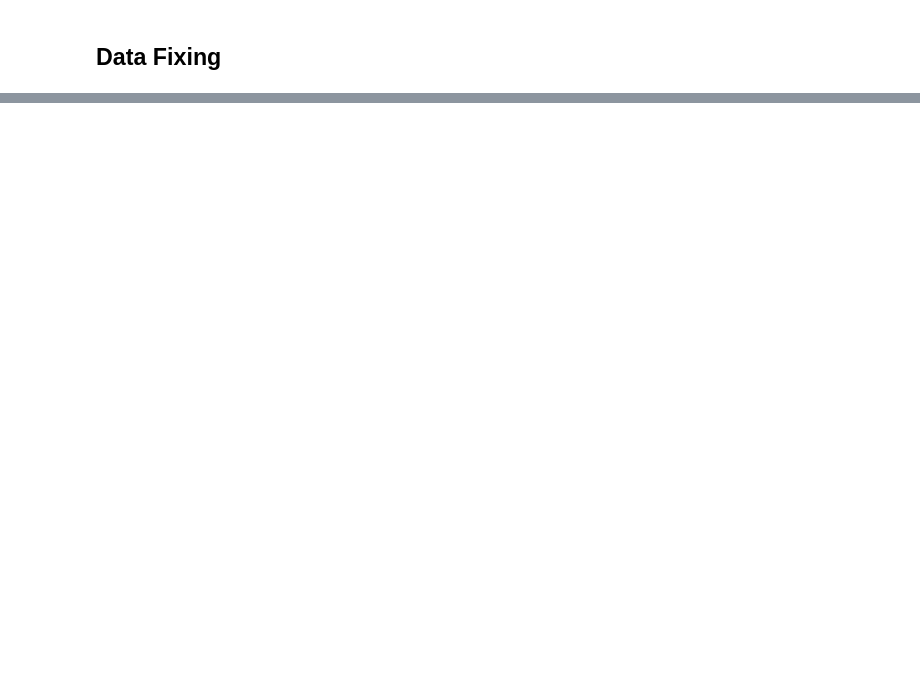
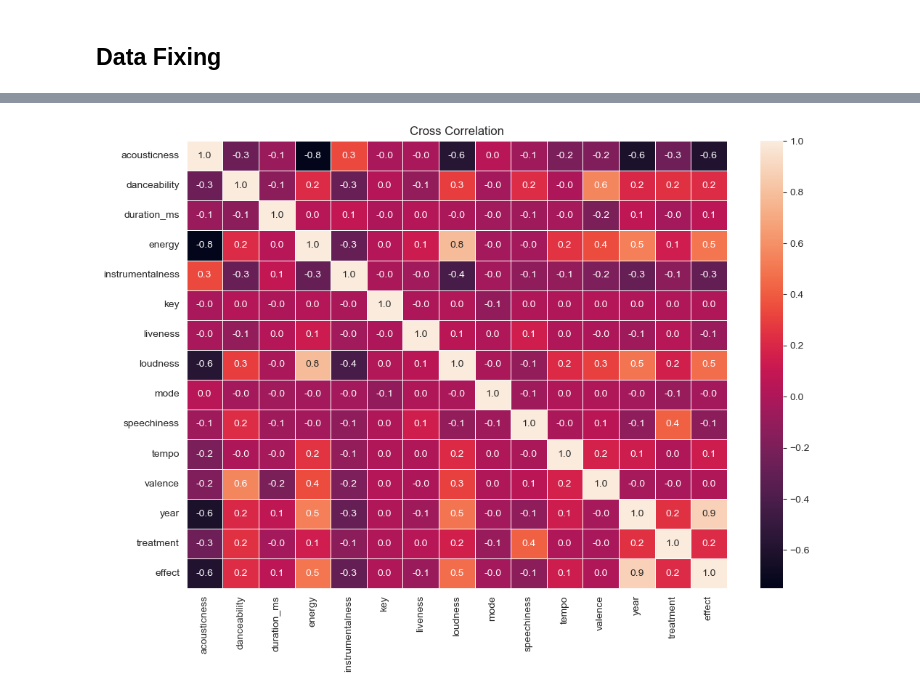
Before and after one commit to NaorHaba/Causal-Inference, a Jupyter notebook: data_exploration.ipynb, the cells around one changed output, grey strips where cells are left out. Drawn from its saved outputs; the diff is of its cells as text; code cells hidden in the pictures; blank space fills up the shorter version.

```diff
--- a/data_exploration.ipynb
+++ b/data_exploration.ipynb
@@ -301,0 +62,11 @@ df['treatment'].dropna().mean()
+# %%
+# cross correlation between our features, the treatment and the effect
+# plot as matplotlib heatmap
+import matplotlib.pyplot as plt
+import seaborn as sns
+_, ax = plt.subplots(figsize=(12, 8))
+sns.heatmap(df.corr(), annot=True, linewidths=.5, fmt='.1f', ax=ax)
+ax.title.set_text('Cross Correlation')
+plt.show()
+# %% [output]
+[figure, added]
```
Also changed, not shown: parts of 50 cells of this notebook.
